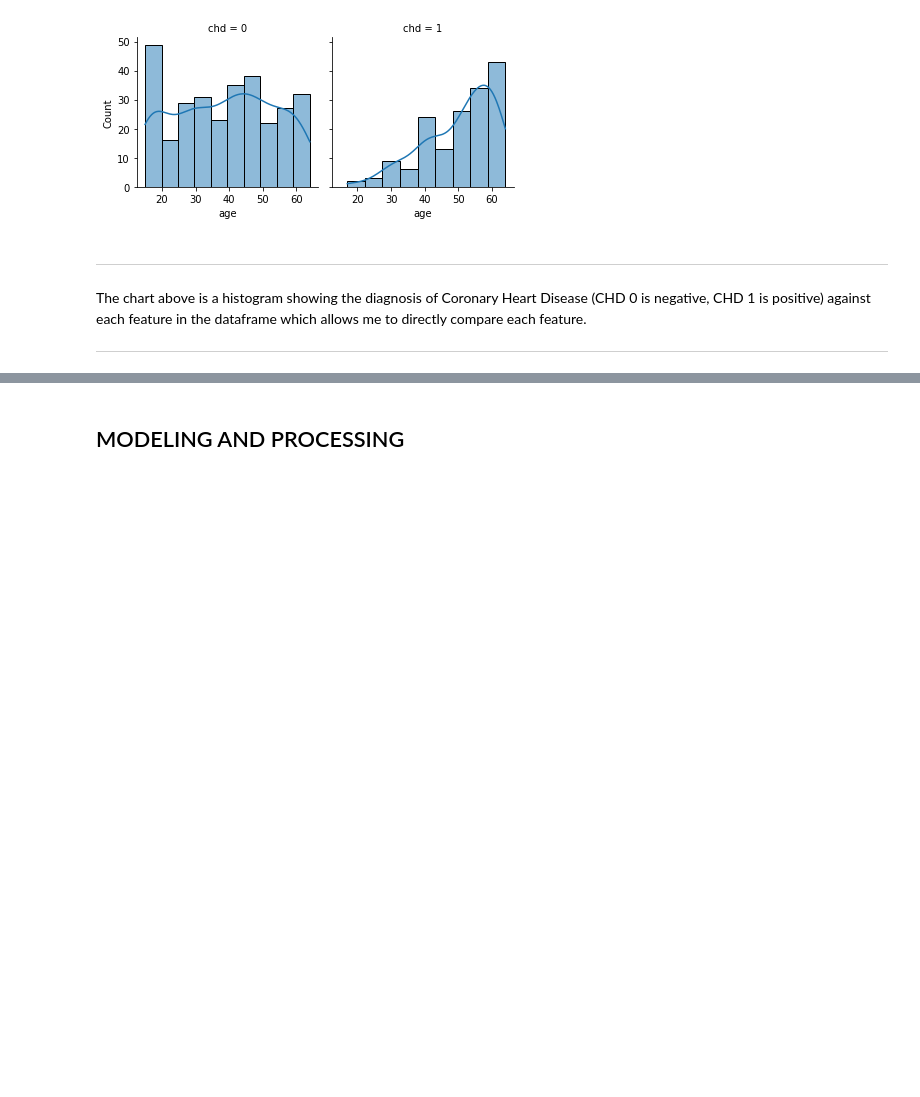
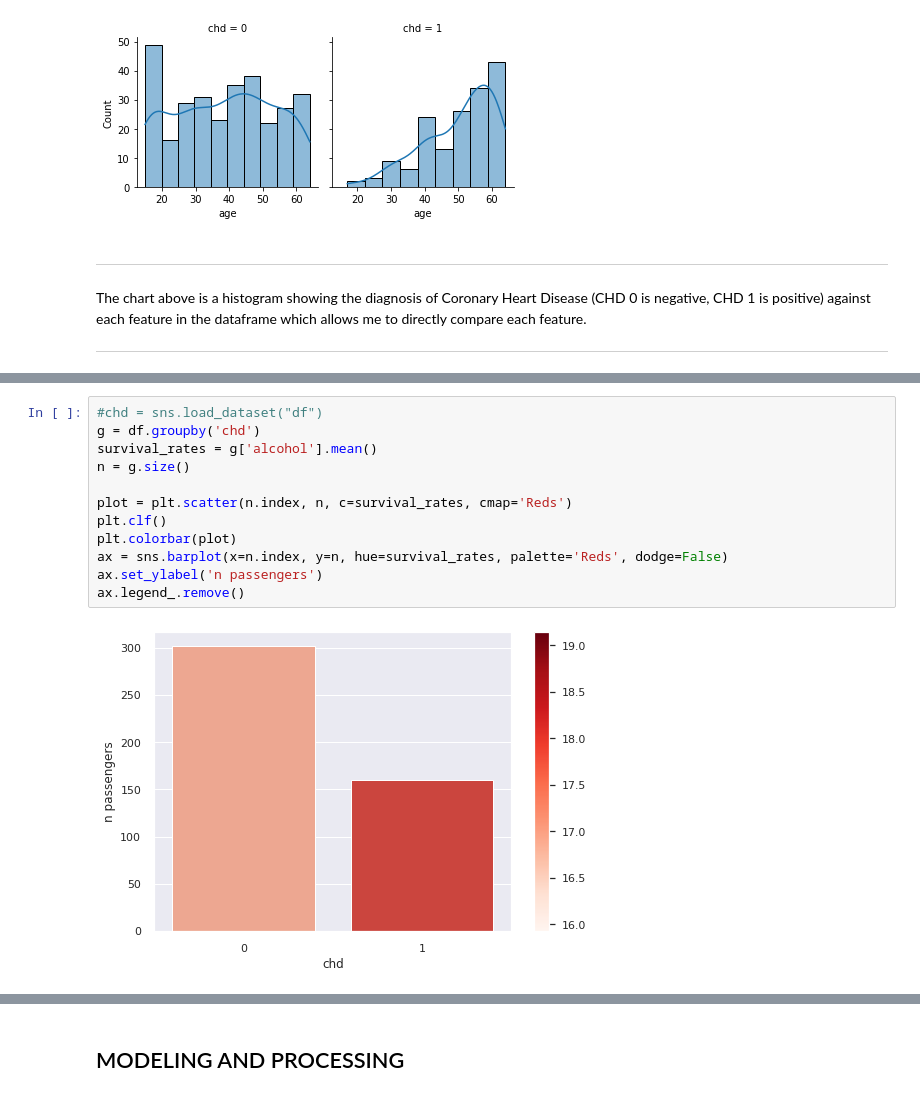
Before and after one commit to sjbriggsdev/cd_finalproject, a Jupyter notebook: Final_Project_Predict_Heart_Disease.ipynb, the cells around one changed output, grey strips where cells are left out. Cells and saved outputs as stored; diff of their text form; blank space fills up the shorter version.

```diff
--- a/Final_Project_Predict_Heart_Disease.ipynb
+++ b/Final_Project_Predict_Heart_Disease.ipynb
@@ -245,0 +255,14 @@ which allows me to directly compare each feature.
+# %%
+#chd = sns.load_dataset("df")
+g = df.groupby('chd')
+survival_rates = g['alcohol'].mean()
+n = g.size()
+
+plot = plt.scatter(n.index, n, c=survival_rates, cmap='Reds')
+plt.clf()
+plt.colorbar(plot)
+ax = sns.barplot(x=n.index, y=n, hue=survival_rates, palette='Reds', dodge=False)
+ax.set_ylabel('n passengers')
+ax.legend_.remove()
+# %% [output]
+[figure, added]
```
Also changed, not shown: parts of 8 cells of this notebook.
